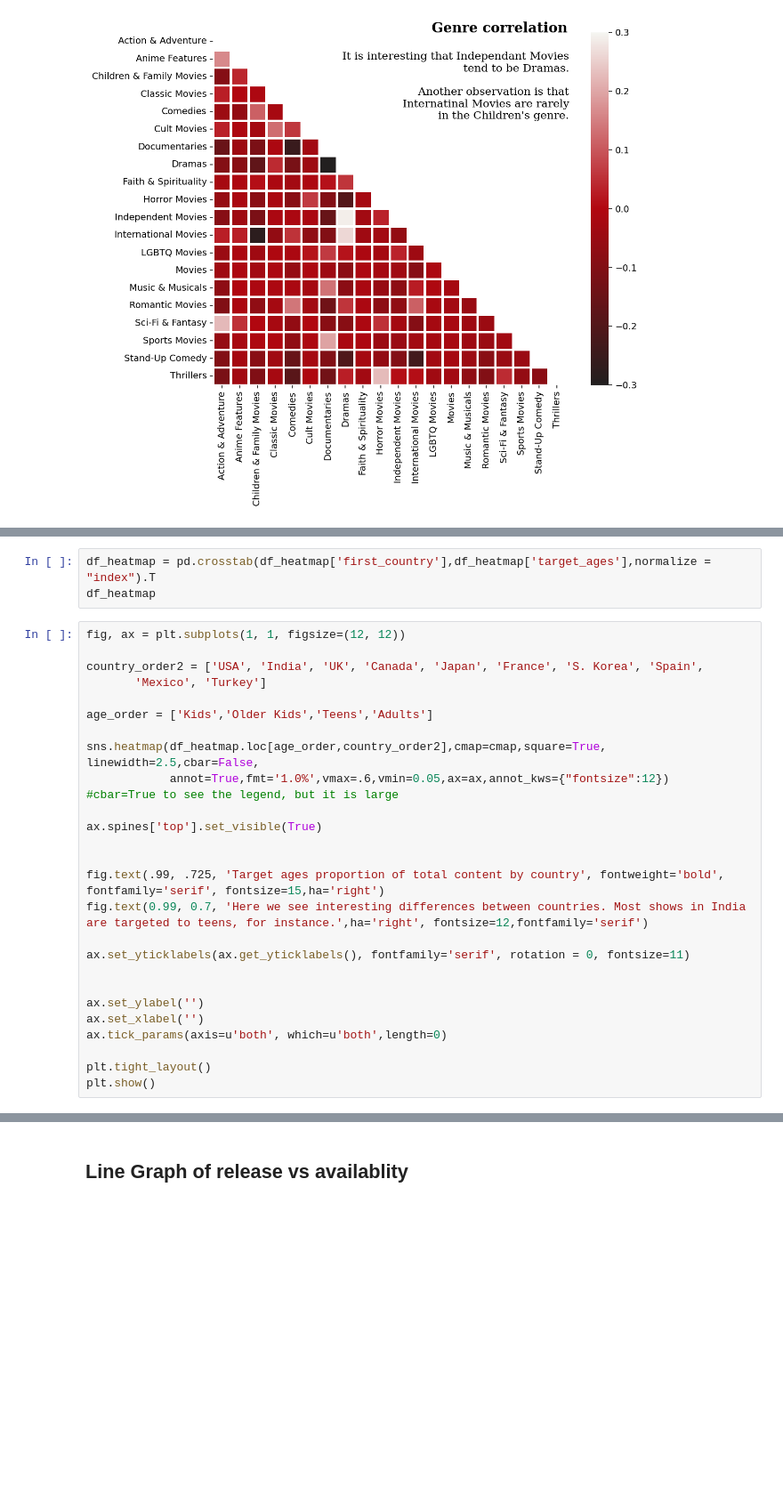
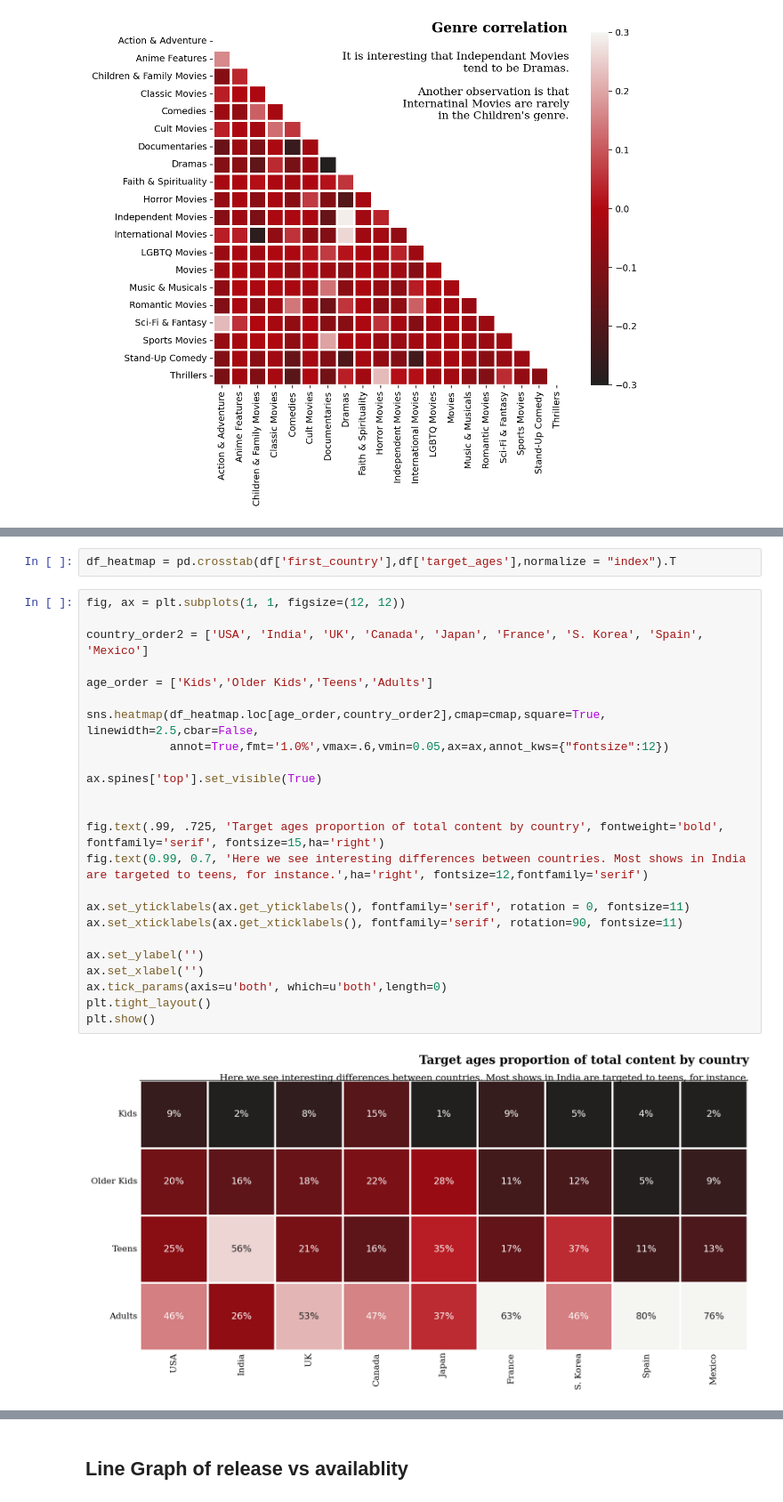
Before and after one commit to cagBRT/Intro-to-Programming-with-Python, a Jupyter notebook: I5b_Intermediate_MatPlotLib_2.ipynb, the cells around one changed output, grey strips where cells are left out. Shown at 89% size. Drawn from its saved outputs; the diff is of its cells as text; blank space fills up the shorter version.

```diff
--- a/I5b_Intermediate_MatPlotLib_2.ipynb
+++ b/I5b_Intermediate_MatPlotLib_2.ipynb
@@ -927,30 +948,28 @@ df_heatmap = df.loc[df['first_country'].isin(data)]
 # %%
-df_heatmap = pd.crosstab(df_heatmap['first_country'],df_heatmap['target_ages'],normalize = "index").T
-df_heatmap
+df_heatmap = pd.crosstab(df['first_country'],df['target_ages'],normalize = "index").T
 # %%
 fig, ax = plt.subplots(1, 1, figsize=(12, 12))
 
-country_order2 = ['USA', 'India', 'UK', 'Canada', 'Japan', 'France', 'S. Korea', 'Spain',
-       'Mexico', 'Turkey']
+country_order2 = ['USA', 'India', 'UK', 'Canada', 'Japan', 'France', 'S. Korea', 'Spain', 'Mexico']
 
 age_order = ['Kids','Older Kids','Teens','Adults']
 
 sns.heatmap(df_heatmap.loc[age_order,country_order2],cmap=cmap,square=True, linewidth=2.5,cbar=False,
             annot=True,fmt='1.0%',vmax=.6,vmin=0.05,ax=ax,annot_kws={"fontsize":12})
-#cbar=True to see the legend, but it is large
 
 ax.spines['top'].set_visible(True)
 
 
 fig.text(.99, .725, 'Target ages proportion of total content by country', fontweight='bold', fontfamily='serif', fontsize=15,ha='right')
 fig.text(0.99, 0.7, 'Here we see interesting differences between countries. Most shows in India are targeted to teens, for instance.',ha='right', fontsize=12,fontfamily='serif')
 
 ax.set_yticklabels(ax.get_yticklabels(), fontfamily='serif', rotation = 0, fontsize=11)
-
+ax.set_xticklabels(ax.get_xticklabels(), fontfamily='serif', rotation=90, fontsize=11)
 
 ax.set_ylabel('')
 ax.set_xlabel('')
 ax.tick_params(axis=u'both', which=u'both',length=0)
-
 plt.tight_layout()
 plt.show()
+# %% [output]
+[figure, added]
```
Also changed, not shown: parts of 11 cells of this notebook.
